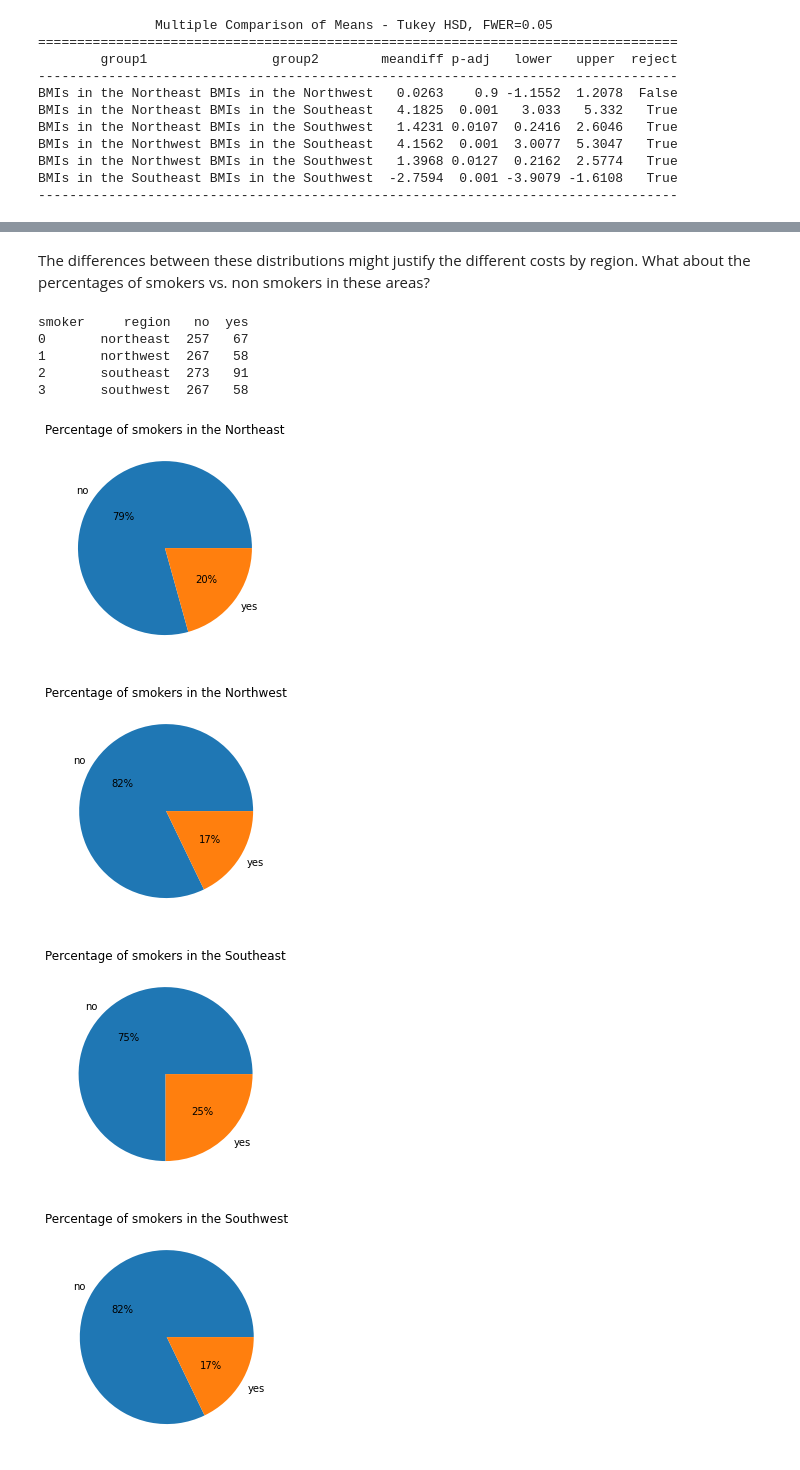
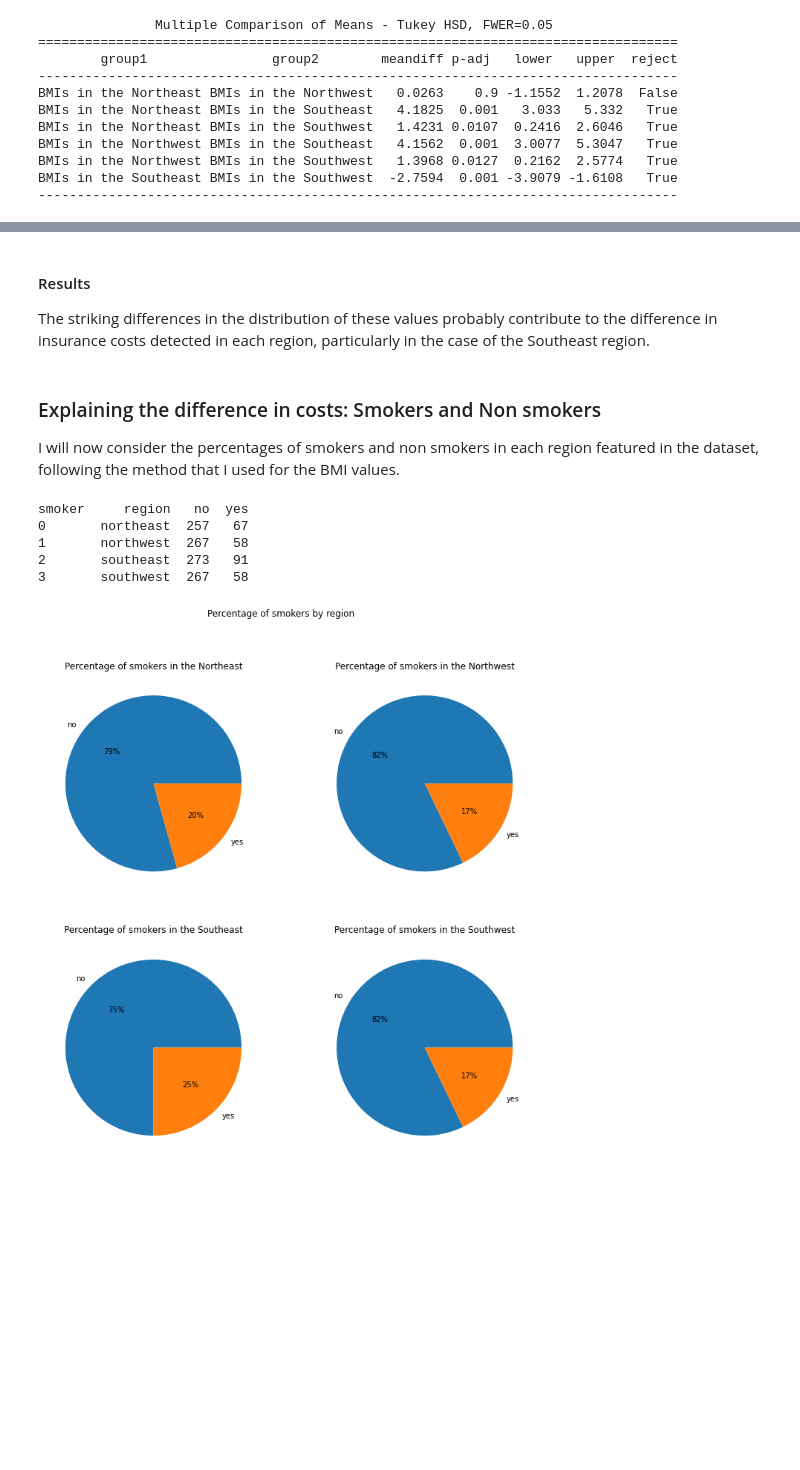
Before and after one commit to gesaretto/notebooks, a Jupyter notebook: medical_insurance_costs_project/us-medical-insurance-costs.ipynb, the cells around one changed output, grey strips where cells are left out. Cells and saved outputs as stored; diff of their text form; code cells hidden in the pictures; blank space fills up the shorter version.

```diff
--- a/medical_insurance_costs_project/us-medical-insurance-costs.ipynb
+++ b/medical_insurance_costs_project/us-medical-insurance-costs.ipynb
@@ -207,11 +40,0 @@ The insurance costs in this dataset tend to be under \\$10,000; few go above \\$
-# %%
-df["cost tier"] = df.apply(
-    lambda row: "less than 5k" if row["charges"] < 5000 else
-    ("between 5k-15k" if row["charges"] >= 5000 and row["charges"] < 15000 else
-    "above 15k"), axis = 1)
-
-tier = category("cost tier")
-plt.pie(tier["beneficiaries"], labels = tier["cost tier"], autopct = "%d%%")
-plt.title("Distribution of dataset according to cost tiers")
-plt.show()
-df.head()
@@ -287,0 +247,7 @@ The two groups have slightly different means: 12569.57 for women, 13956.75 for m
+# %%
+df["cost tier"] = df.apply(lambda row: "above average" if row["charges"] > 13270.42 else "below average", axis = 1)
+
+tier = category("cost tier")
+plt.pie(tier["beneficiaries"], labels = tier["cost tier"], autopct = "%d%%")
+plt.title("Distribution of dataset according to cost tiers")
+plt.show()
@@ -754,32 +785,38 @@ bmi category     region  normal  obese  overweight  underweight
-# %% [markdown]
-The differences between these distributions might justify the different costs by region. What about the percentages of smokers vs. non smokers in these areas?
+# %% [markdown]
+#### Results
+
+The striking differences in the distribution of these values probably contribute to the difference in insurance costs detected in each region, particularly in the case of the Southeast region.
+# %% [markdown]
+### Explaining the difference in costs: Smokers and Non smokers
+
+I will now consider the percentages of smokers and non smokers in each region featured in the dataset, following the method that I used for the BMI values.
 # %%
 region_smokers = df.groupby(["region", "smoker"]).charges.count().reset_index()\
                     .pivot(columns = "smoker", index = "region", values = "charges").reset_index().fillna(0)
 print(region_smokers)
 
 smoker_labels = ["no", "yes"]
 plot_region_smokers = lambda plot_region_smokers: plt.pie(region_smokers.loc[region_smokers["region"] == plot_region_smokers,\
               smoker_labels].values.tolist()[0], labels = smoker_labels, autopct="%d%%")
+fig_smokers_region = plt.figure(figsize=(12,12))
+fig_smokers_region.suptitle("Percentage of smokers by region")
+plt.subplot(2,2,1)
 plot_region_smokers("northeast")
 plt.title("Percentage of smokers in the Northeast")
-plt.show()
+plt.subplot(2,2,2)
 plot_region_smokers("northwest")
 plt.title("Percentage of smokers in the Northwest")
-plt.show()
+plt.subplot(2,2,3)
 plot_region_smokers("southeast")
 plt.title("Percentage of smokers in the Southeast")
-plt.show()
+plt.subplot(2,2,4)
 plot_region_smokers("southwest")
 plt.title("Percentage of smokers in the Southwest")
 plt.show()
 # %% [output]
 smoker     region   no  yes
 0       northeast  257   67
 1       northwest  267   58
 2       southeast  273   91
 3       southwest  267   58
-[figure, old version]
+[figure, new version]
-[figure, removed]
-[figure, removed]
-[figure, removed]
```
Also changed, not shown: parts of 113 cells of this notebook.
